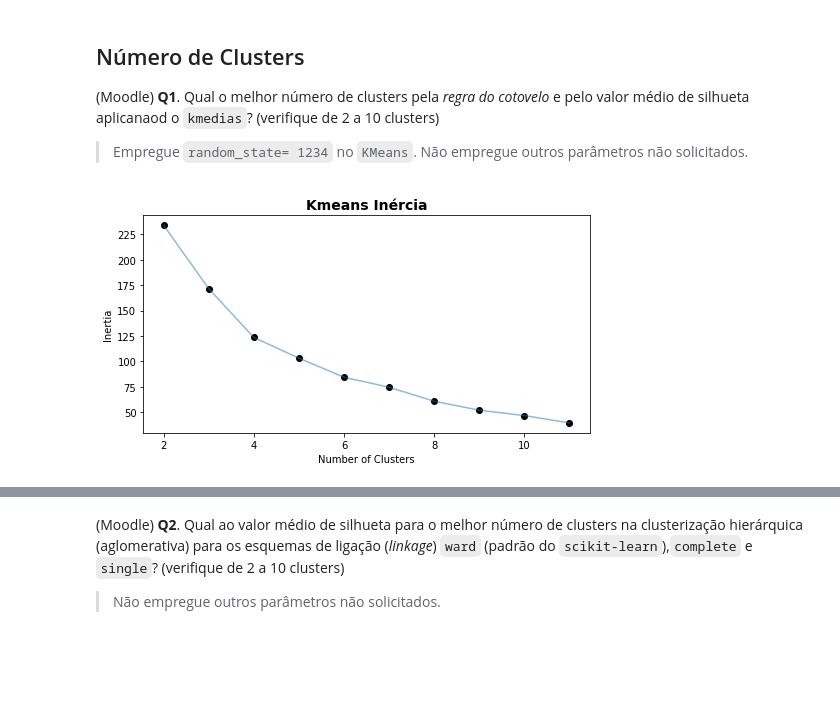
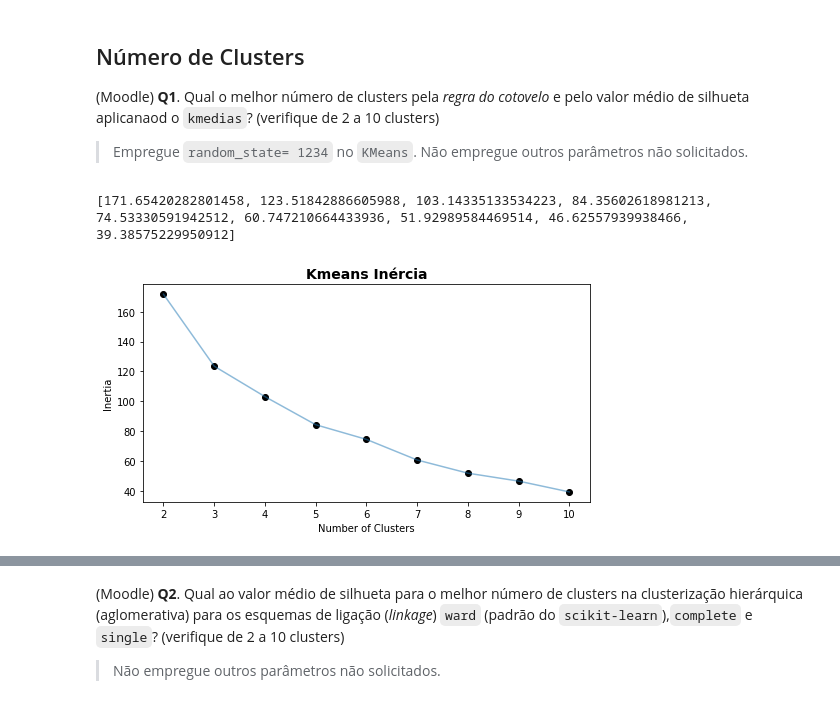
Before and after one commit to NilbertoFreitas/Mineracao_de_Dados, a Jupyter notebook: BIG_A5_Clustering-Nilberto.ipynb, the cells around one changed output, grey strips where cells are left out. Saved outputs shown, nothing was run; the diff lists cells and outputs as text; code cells hidden in the pictures; blank space fills up the shorter version.

```diff
--- a/BIG_A5_Clustering-Nilberto.ipynb
+++ b/BIG_A5_Clustering-Nilberto.ipynb
@@ -130,20 +130,21 @@ array([[-1.03844649, -0.37199739,  0.08619551, -0.02085144,  0.02145187,
 # %%
 def inercia(X=X, kmin=2, kmax=10):
   inertia = []
   for n in range(kmin , kmax+1):
       clf = KMeans(n_clusters = n , random_state= 1234)
       clf.fit(X)
       inertia.append(clf.inertia_)
 
   plt.figure(figsize = (8, 4))
-  plt.plot(np.arange(2 , 12) , inertia , 'ko')
-  plt.plot(np.arange(2 , 12) , inertia , '-' , alpha = 0.5)
+  plt.plot(np.arange(2 , 11) , inertia , 'ko')
+  plt.plot(np.arange(2 , 11) , inertia , '-' , alpha = 0.5)
   plt.xlabel('Number of Clusters') , plt.ylabel('Inertia')
   plt.title('Kmeans Inércia', fontsize=14, weight='bold')
   return inertia
 
-inertia = inercia(X,1,10)
-
+inertia = inercia(X,2,10)
+print(inertia)
 plt.show()
 # %% [output]
+[171.65420282801458, 123.51842886605988, 103.14335133534223, 84.35602618981213, 74.53330591942512, 60.747210664433936, 51.92989584469514, 46.62557939938466, 39.38575229950912]
-[figure, old version]
+[figure, new version]
```
Also changed, not shown: parts of 4 cells of this notebook.
